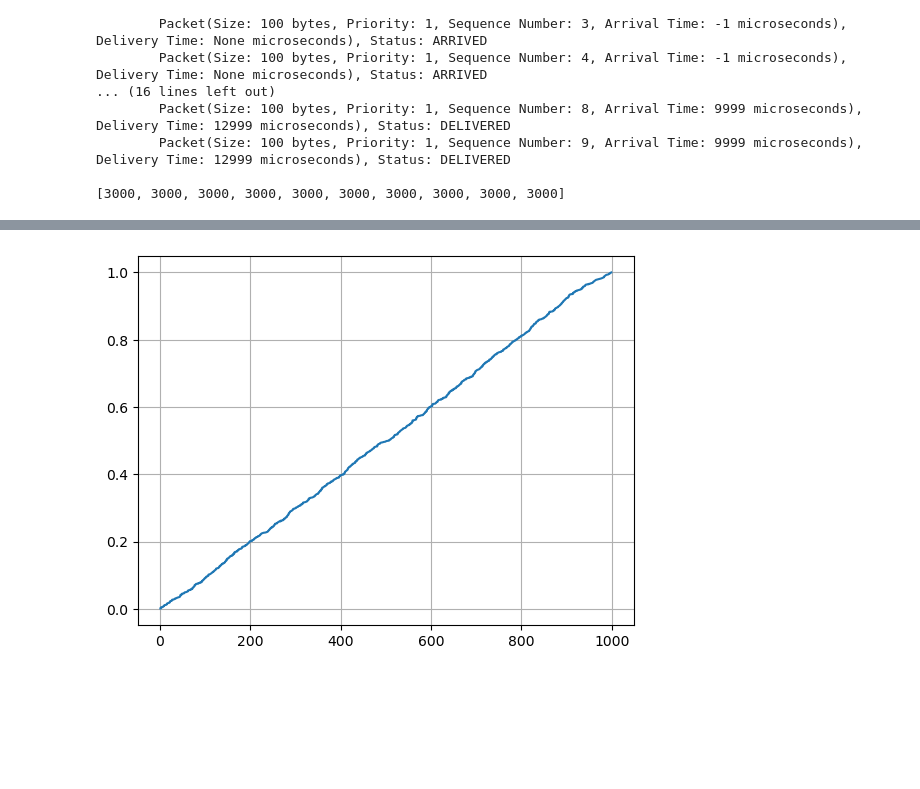
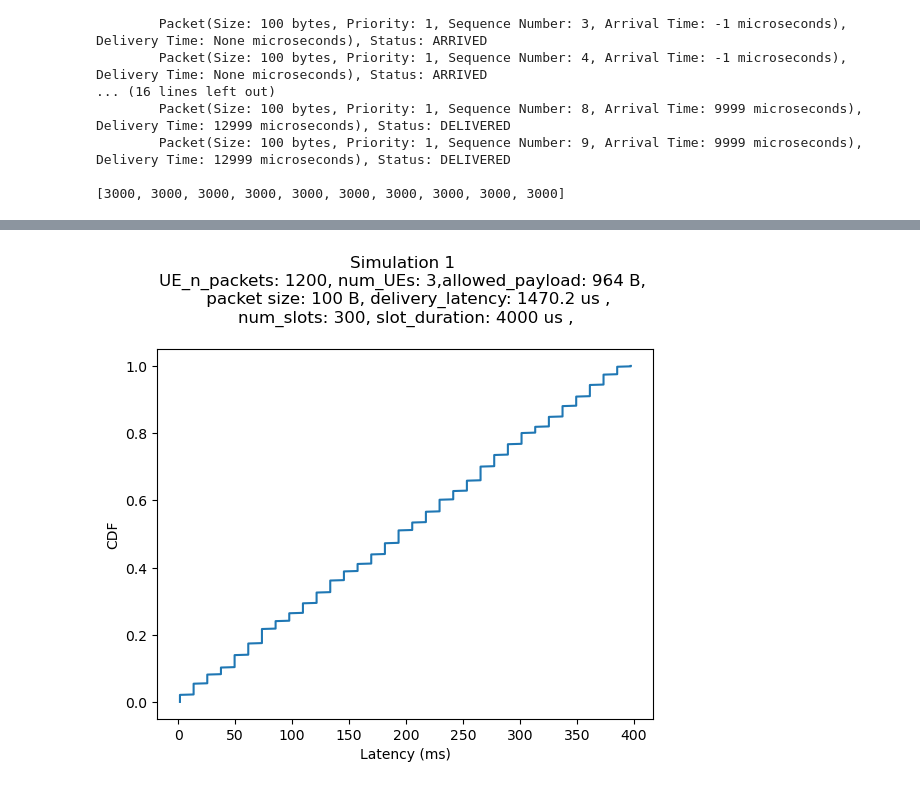
Before and after one commit to Milind-Blaze/WTSN, a Jupyter notebook: simulation/wtsn_hvc_characterization.ipynb, the cells around one changed output, grey strips where cells are left out. Saved outputs shown, nothing was run; the diff lists cells and outputs as text; code cells hidden in the pictures; blank space fills up the shorter version.

```diff
--- a/simulation/wtsn_hvc_characterization.ipynb
+++ b/simulation/wtsn_hvc_characterization.ipynb
@@ -446,13 +139,80 @@ Packets:
 # %%
-# generate thousand random numbers between 1 and 1000
-latencies = np.random.randint(1, 1000, 1000)
+setting = "setting 1"
+payload_size = parameters[setting]["payload_size"]
+delivery_latency = parameters[setting]["delivery_latency"]
+PER = parameters[setting]["PER"]
+PER = 0.1
+# payload_size=1000
+# delivery_latency=5000
 
+num_UEs = 3
+UEs = ["UE" + str(i) for i in range(num_UEs)]
+num_packets_per_ue = 1200  # Number of packets per UE for the whole period
+packet_sizes = [100]*num_packets_per_ue
+priorities = [1]*num_packets_per_ue
+
+## Schedule parameters
+num_slots_per_UE = 100
+num_slots = num_slots_per_UE*num_UEs
+start_offset = 10 # microseconds
+end_time = start_offset
+slot_duration = 4000 # microseconds
+slots = {}
+
+
+# TODO: move the knowledge of how many packets there are to this part of the code
+# instead of keeping it in the UE class
+
+# Create a schedule
+start_time = start_offset
+for i in range(num_slots):
+    slots[i] = Slot(i, start_time, start_time + slot_duration, "reserved", [UEs[i%num_UEs]])
+    start_time += slot_duration
+schedule = Schedule(start_offset, start_time, num_slots, slots)
+
+# print(schedule)
+
+
+# Create UEs and packets
+UEs = {}
+for i in range(num_UEs):
+    UE_temp = UE(i, {1: 0, 2: 1}, "central control", "Mode 2",  num_packets_per_ue)
+    UE_temp.generate_packets(schedule, packet_sizes, priorities)
+    UEs[i] = UE_temp
+
+# for i in UEs:
+#     print(UEs[i])
+
+# Serve the packets
+for i in UEs:
+    UEs[i].serve_packets(schedule, payload_size=payload_size, delivery_latency=delivery_latency,
+                         PER=PER)
+
+# print(UEs[0])
+
+latencies = UEs[0].obtain_packet_latency()
+print(latencies)
+latencies = [latency for latency in latencies if latency is not None]
+
+# TODO: Make this more general i.e handle packet statuses directly instead of opearting under the
+# restrictions of this simulation
+num_packets_queued = num_packets_per_ue - len(latencies)
+print(f"Number of packets not served: {num_packets_queued}")
+
+# Plot a cdf of the latencies using the latencies variable above
 latencies = np.array(latencies)
-# latencies = latencies/1000 # convert to milliseconds
+latencies = latencies/1000 # convert to milliseconds
 latencies = np.sort(latencies)
-yvals = (np.arange(len(latencies))+ 1)/float(len(latencies))
-print(latencies)
-print(yvals)
+yvals = (np.arange(len(latencies)) + 1)/float(len(latencies))
 plt.plot(latencies, yvals)
-plt.grid()
+plt.xlabel("Latency (ms)")
+plt.ylabel("CDF")
+title = (f"Simulation 1 \nUE_n_packets: {num_packets_per_ue}, "
+         f"num_UEs: {num_UEs},"
+         f"allowed_payload: {payload_size} B, \n "
+         f"packet size: {packet_sizes[0]} B, "
+         f"delivery_latency: {delivery_latency} us ,\n"
+         f"num_slots: {num_slots}, "
+         f"slot_duration: {slot_duration} us ,\n")
+plt.title(title)
 # %% [output]
@@ -476 +222 @@ plt.grid()
-[figure, old version]
+[figure, new version]
```
Also changed, not shown: parts of 5 cells of this notebook, 1 other file.
